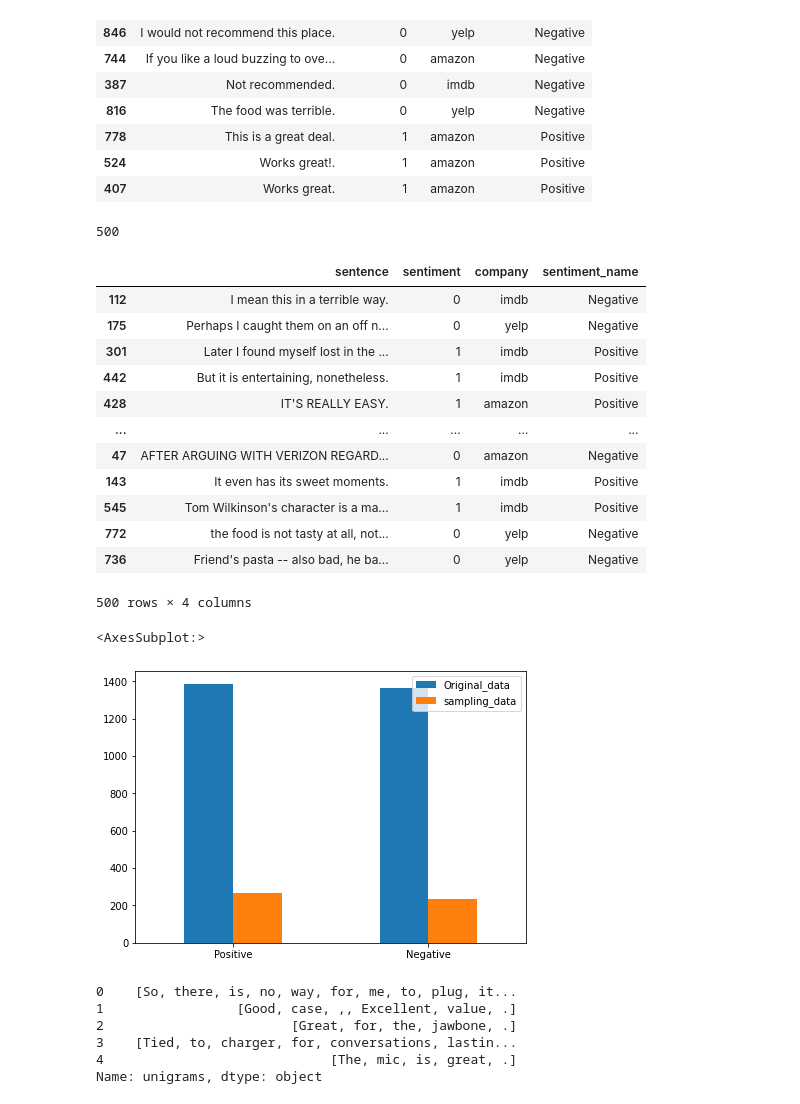
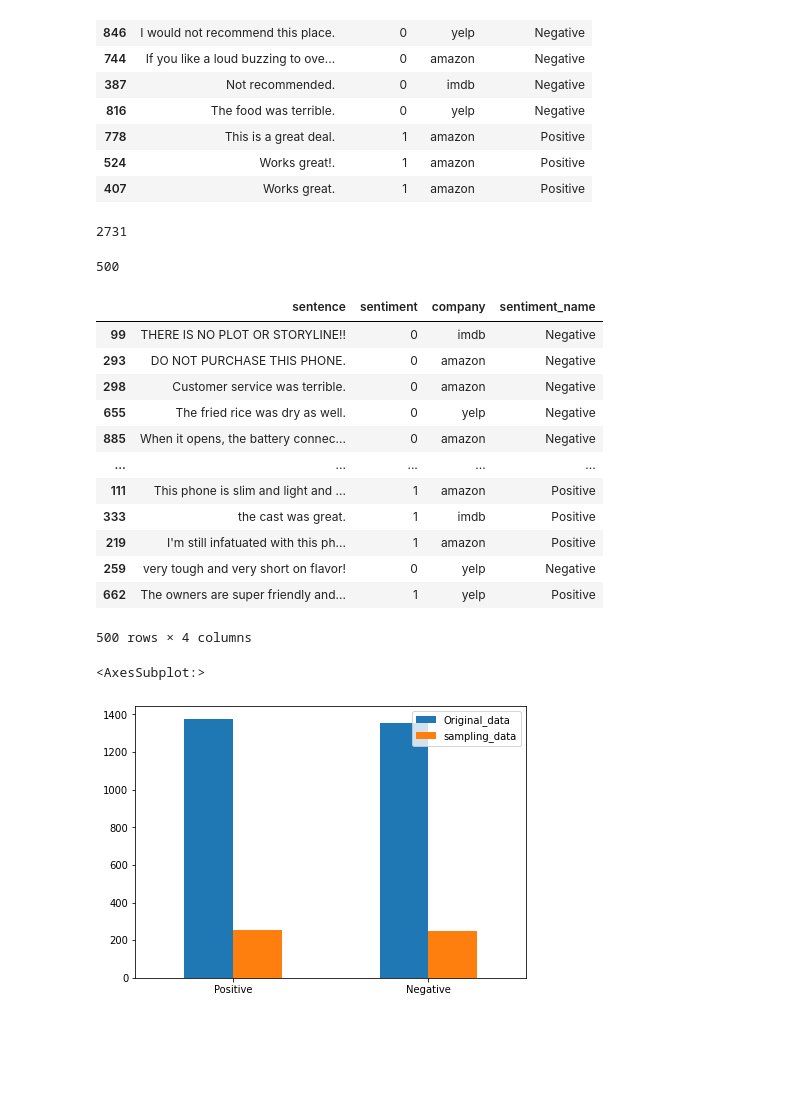
Before and after one commit to 109065431/DM2020-Lab1-Homework1, a Jupyter notebook: DM2020-Lab1-Homework.ipynb, the cells around one changed output. Drawn from its saved outputs; the diff is of its cells as text; code cells hidden in the pictures; blank space fills up the shorter version.

```diff
--- a/DM2020-Lab1-Homework.ipynb
+++ b/DM2020-Lab1-Homework.ipynb
@@ -215,5 +162,11 @@ df[df.duplicated()].sort_values(by=['sentence'])
 | 778 | This is a great deal. | 1 | amazon | Positive |
 | 524 | Works great!. | 1 | amazon | Positive |
 | 407 | Works great. | 1 | amazon | Positive |
+# %%
+df.drop_duplicates(keep='first', inplace=True)
+# %%
+len(df)
+# %% [output]
+2731
 # %%
 #Sampling data
@@ -223,27 +176,27 @@ len(df_sample)
 # %% [output]
 500
 # %%
-df_sample[0:600]
+df_sample[0:500]
 # %% [output]
 |  | sentence | sentiment | company | sentiment_name |
-| 112 | I mean this in a terrible way. | 0 | imdb | Negative |
-| 175 | Perhaps I caught them on an off n... | 0 | yelp | Negative |
-| 301 | Later I found myself lost in the ... | 1 | imdb | Positive |
-| 442 | But it is entertaining, nonetheless. | 1 | imdb | Positive |
-| 428 | IT'S REALLY EASY. | 1 | amazon | Positive |
+| 99 | THERE IS NO PLOT OR STORYLINE!! | 0 | imdb | Negative |
+| 293 | DO NOT PURCHASE THIS PHONE. | 0 | amazon | Negative |
+| 298 | Customer service was terrible. | 0 | amazon | Negative |
+| 655 | The fried rice was dry as well. | 0 | yelp | Negative |
+| 885 | When it opens, the battery connec... | 0 | amazon | Negative |
 | ... | ... | ... | ... | ... |
-| 47 | AFTER ARGUING WITH VERIZON REGARD... | 0 | amazon | Negative |
-| 143 | It even has its sweet moments. | 1 | imdb | Positive |
-| 545 | Tom Wilkinson's character is a ma... | 1 | imdb | Positive |
-| 772 | the food is not tasty at all, not... | 0 | yelp | Negative |
-| 736 | Friend's pasta -- also bad, he ba... | 0 | yelp | Negative |
+| 111 | This phone is slim and light and ... | 1 | amazon | Positive |
+| 333 | the cast was great. | 1 | imdb | Positive |
+| 219 | I'm still infatuated with this ph... | 1 | amazon | Positive |
+| 259 | very tough and very short on flavor! | 0 | yelp | Negative |
+| 662 | The owners are super friendly and... | 1 | yelp | Positive |
 500 rows × 4 columns
 # %%
 #check whether sampling is representative
 pd.concat({'Original_data': df['sentiment_name'].value_counts(), 'sampling_data': df_sample['sentiment_name'].value_counts()
 }, axis=1).plot(kind='bar', rot = 0, figsize=(7, 5))
 
-#we can see that the sam
+#we can see that the sampling data represents to original data
 # %% [output]
 <AxesSubplot:>
-[figure, old version]
+[figure, new version]
@@ -256,9 +208,0 @@ df['unigrams'] = df['sentence'].apply(lambda x: dmh.tokenize_text(x))
-# %%
-df[0:5]["unigrams"]                                                              #deleteeeeeeeeeeeeeeeeeeeeeeee
-# %% [output]
-0    [So, there, is, no, way, for, me, to, plug, it...
-1                 [Good, case, ,, Excellent, value, .]
-2                        [Great, for, the, jawbone, .]
-3    [Tied, to, charger, for, conversations, lastin...
-4                             [The, mic, is, great, .]
-Name: unigrams, dtype: object
```
Also changed, not shown: parts of 40 cells of this notebook.
